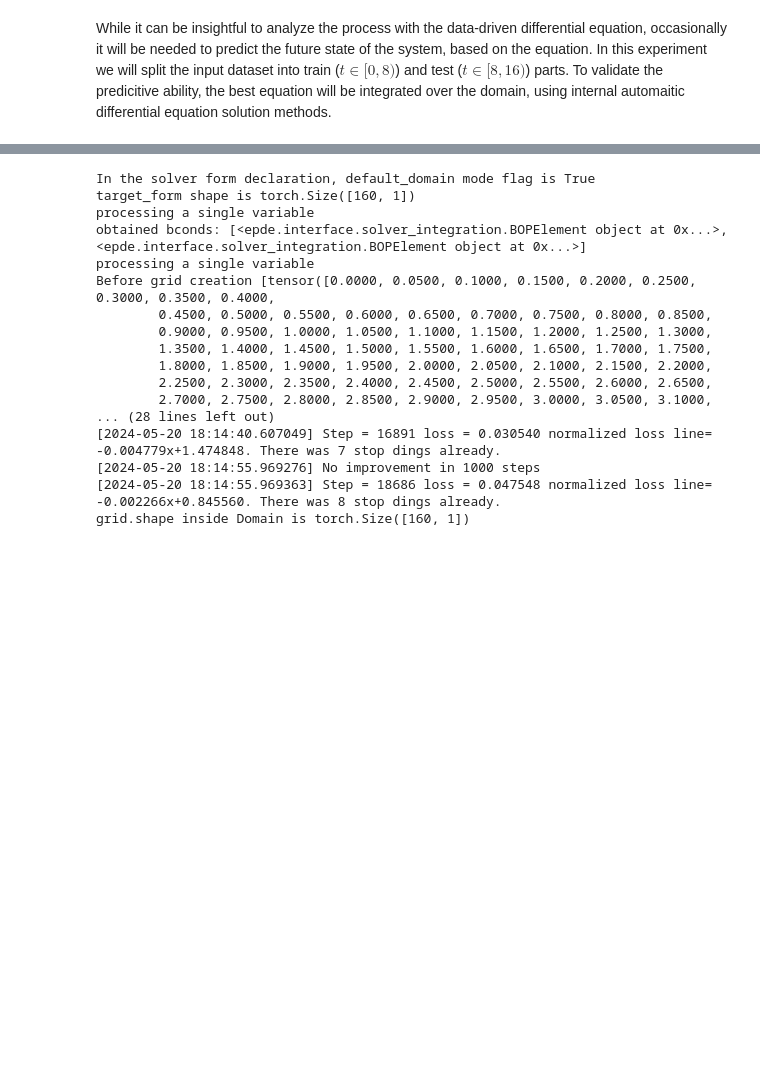
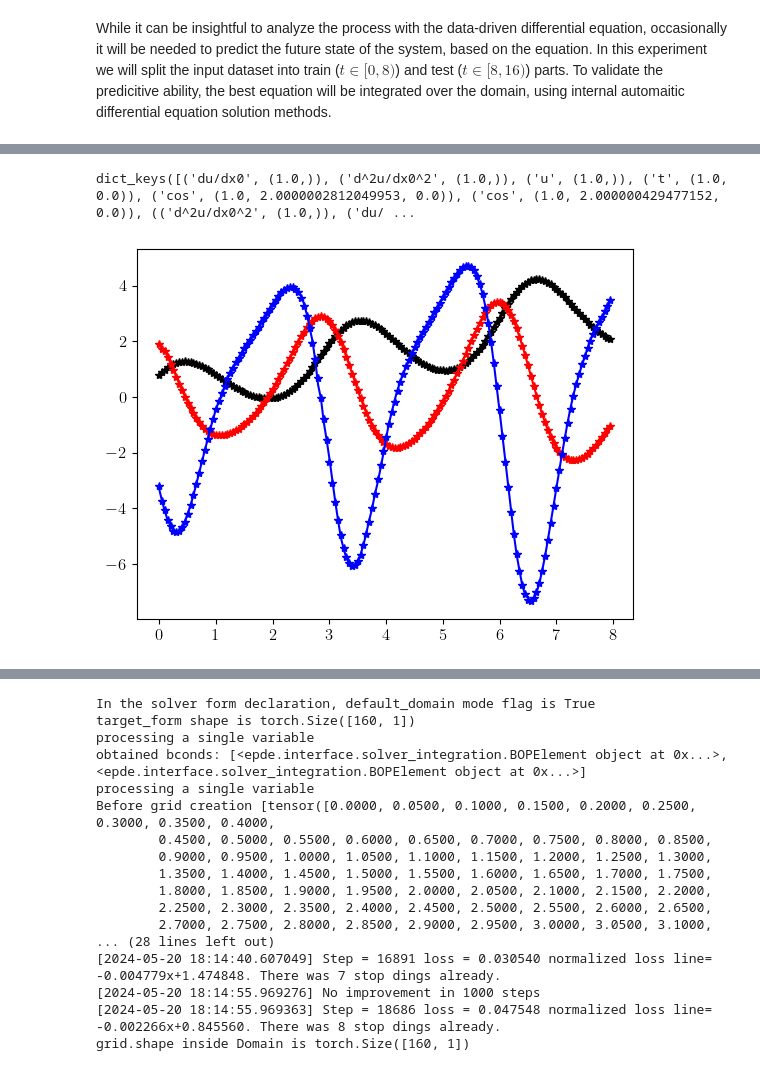
Before and after one commit to ITMO-NSS-team/EPDE, a Jupyter notebook: examples/ODE discovery.ipynb, the cells around one changed output, grey strips where cells are left out. Saved outputs shown, nothing was run; the diff lists cells and outputs as text; code cells hidden in the pictures; blank space fills up the shorter version.

```diff
--- a/examples/ODE discovery.ipynb
+++ b/examples/ODE discovery.ipynb
@@ -317,0 +440,4 @@ epde_search_obj.equations()
+# %%
+global_var.tensor_cache.memory_default['numpy'].keys()
+# %% [output]
+dict_keys([('du/dx0', (1.0,)), ('d^2u/dx0^2', (1.0,)), ('u', (1.0,)), ('t', (1.0, 0.0)), ('cos', (1.0, 2.0000002812049953, 0.0)), ('cos', (1.0, 2.000000429477152, 0.0)), (('d^2u/dx0^2', (1.0,)), ('du/ ...
@@ -317,0 +453,31 @@ epde_search_obj.equations()
+# %%
+import epde.globals as global_var
+import torch
+
+differentiator = global_var.AutogradDeriv()
+
+global_var.solution_guess_nn
+
+sobolev_pred_1ord = global_var.solution_guess_nn(torch.from_numpy(t_train).reshape((-1, 1)).float()).detach().numpy()
+# sobolev_pred_2ord = sobolev_nn_2ord(torch.from_numpy(t).reshape((-1, 1)).float()).detach().numpy()
+# base_pred = base_nn(torch.from_numpy(t).reshape((-1, 1)).float()).detach().numpy()
+
+sobolev_deriv_1 = differentiator.take_derivative(global_var.solution_guess_nn,
+                                                 grid=torch.from_numpy(t_train).reshape((-1, 1)).float(),
+                                                 axes=[0,]).detach().numpy()
+
+sobolev_deriv_2 = differentiator.take_derivative(global_var.solution_guess_nn,
+                                                 grid=torch.from_numpy(t_train).reshape((-1, 1)).float(),
+                                                 axes=[0, 0]).detach().numpy()
+
+plt.plot(t_train, global_var.tensor_cache.get(('u', (1.0,))), '*', color = 'k')
+plt.plot(t_train, sobolev_pred_1ord, color = 'k')
+plt.plot(t_train, global_var.tensor_cache.get(('du/dx0', (1.0,))), '*', color = 'r')
+plt.plot(t_train, sobolev_deriv_1, color = 'r')
+plt.plot(t_train, global_var.tensor_cache.get(('d^2u/dx0^2', (1.0,))), '*', color = 'b')
+plt.plot(t_train, sobolev_deriv_2, color = 'b')
+
+
+plt.show()
+# %% [output]
+[figure, added]
```
Also changed, not shown: parts of 18 cells of this notebook, 5 other files.
